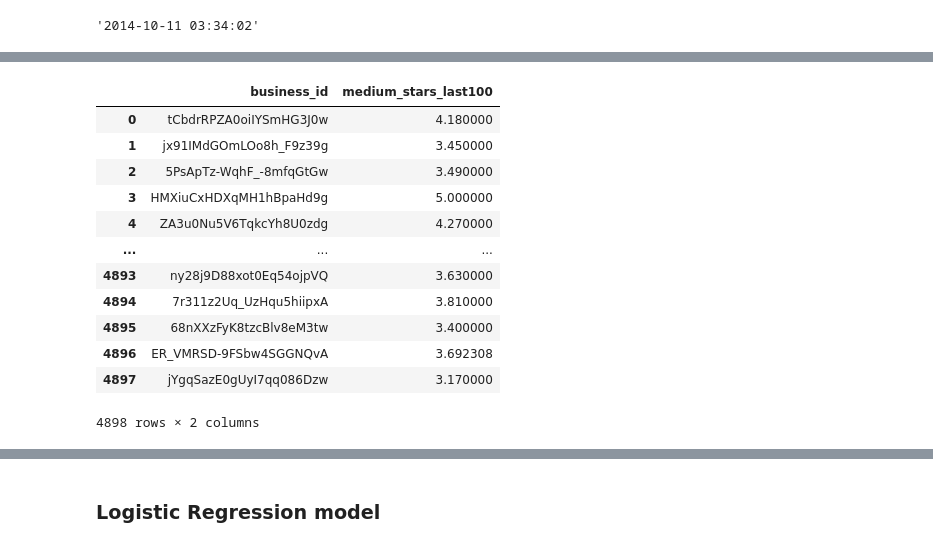
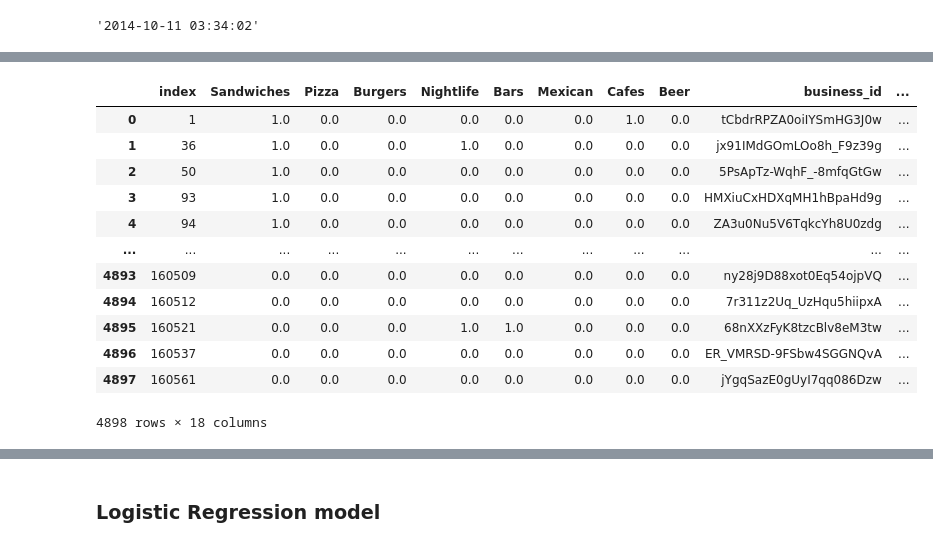
Before and after one commit to lucarossi9/Statistical-computation-project-2, a Jupyter notebook: closing_restaurants.ipynb, the cells around one changed output, grey strips where cells are left out. Cells and saved outputs as stored; diff of their text form; code cells hidden in the pictures.

Commit message:
adding new columns

```diff
--- a/closing_restaurants.ipynb
+++ b/closing_restaurants.ipynb
@@ -418 +472,32 @@ for i in range(1,len(result)):
+# %%
+#meanuseful
+top10means=top10gr['rates'].mean()
+top10means=top10means.to_frame().reset_index()
+top10means=top10means.rename(columns={'rates': 'mean_of_recent_10'})
+df_city=pd.merge(df_city,top10means)
+# %%
+top20=merged.sort_values(['business_id','date'],ascending=False).groupby('business_id').head(20)
+# %%
+top20gr=top20.groupby(by='business_id')
+# %%
+top20means=top20gr['rates'].mean()
+top20means=top20means.to_frame().reset_index()
+top20means=top20means.rename(columns={'rates': 'mean_of_recent_20'})
+df_city=pd.merge(df_city,top20means)
+# %%
+df_city
+# %% [output]
+|  | index | Sandwiches | Pizza | Burgers | Nightlife | Bars | Mexican | Cafes | Beer | business_id | ... |
+| 0 | 1 | 1.0 | 0.0 | 0.0 | 0.0 | 0.0 | 0.0 | 1.0 | 0.0 | tCbdrRPZA0oiIYSmHG3J0w | ... |
+| 1 | 36 | 1.0 | 0.0 | 0.0 | 1.0 | 0.0 | 0.0 | 0.0 | 0.0 | jx91IMdGOmLOo8h_F9z39g | ... |
+| 2 | 50 | 1.0 | 0.0 | 0.0 | 0.0 | 0.0 | 0.0 | 0.0 | 0.0 | 5PsApTz-WqhF_-8mfqGtGw | ... |
+| 3 | 93 | 1.0 | 0.0 | 0.0 | 0.0 | 0.0 | 0.0 | 0.0 | 0.0 | HMXiuCxHDXqMH1hBpaHd9g | ... |
+| 4 | 94 | 1.0 | 0.0 | 0.0 | 0.0 | 0.0 | 0.0 | 0.0 | 0.0 | ZA3u0Nu5V6TqkcYh8U0zdg | ... |
+| ... | ... | ... | ... | ... | ... | ... | ... | ... | ... | ... | ... |
+| 4893 | 160509 | 0.0 | 0.0 | 0.0 | 0.0 | 0.0 | 0.0 | 0.0 | 0.0 | ny28j9D88xot0Eq54ojpVQ | ... |
+| 4894 | 160512 | 0.0 | 0.0 | 0.0 | 0.0 | 0.0 | 0.0 | 0.0 | 0.0 | 7r311z2Uq_UzHqu5hiipxA | ... |
+| 4895 | 160521 | 0.0 | 0.0 | 0.0 | 1.0 | 1.0 | 0.0 | 0.0 | 0.0 | 68nXXzFyK8tzcBlv8eM3tw | ... |
+| 4896 | 160537 | 0.0 | 0.0 | 0.0 | 0.0 | 0.0 | 0.0 | 0.0 | 0.0 | ER_VMRSD-9FSbw4SGGNQvA | ... |
+| 4897 | 160561 | 0.0 | 0.0 | 0.0 | 0.0 | 0.0 | 0.0 | 0.0 | 0.0 | jYgqSazE0gUyI7qq086Dzw | ... |
+4898 rows × 18 columns
 # %%
@@ -424,20 +509,6 @@ for ids in df_city.business_id.values:
 # %%
-df_to_add = pd.DataFrame(columns=['business_id','medium_stars_last100'])
-df_to_add['business_id']=dic.keys()
-df_to_add['medium_stars_last100']=dic.values()
-df_to_add
+#df_to_add = pd.DataFrame(columns=['business_id','medium_stars_last100'])
+#df_to_add['business_id']=dic.keys()
+#df_to_add['medium_stars_last100']=dic.values()
+#df_to_add
-# %% [output]
-|  | business_id | medium_stars_last100 |
-| 0 | tCbdrRPZA0oiIYSmHG3J0w | 4.180000 |
-| 1 | jx91IMdGOmLOo8h_F9z39g | 3.450000 |
-| 2 | 5PsApTz-WqhF_-8mfqGtGw | 3.490000 |
-| 3 | HMXiuCxHDXqMH1hBpaHd9g | 5.000000 |
-| 4 | ZA3u0Nu5V6TqkcYh8U0zdg | 4.270000 |
-| ... | ... | ... |
-| 4893 | ny28j9D88xot0Eq54ojpVQ | 3.630000 |
-| 4894 | 7r311z2Uq_UzHqu5hiipxA | 3.810000 |
-| 4895 | 68nXXzFyK8tzcBlv8eM3tw | 3.400000 |
-| 4896 | ER_VMRSD-9FSbw4SGGNQvA | 3.692308 |
-| 4897 | jYgqSazE0gUyI7qq086Dzw | 3.170000 |
-4898 rows × 2 columns
 # %%
```
Also changed, not shown: parts of 28 cells of this notebook.
